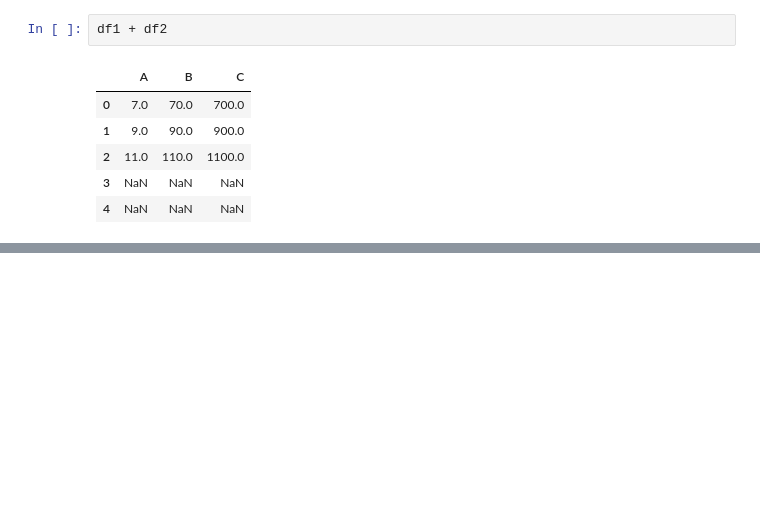
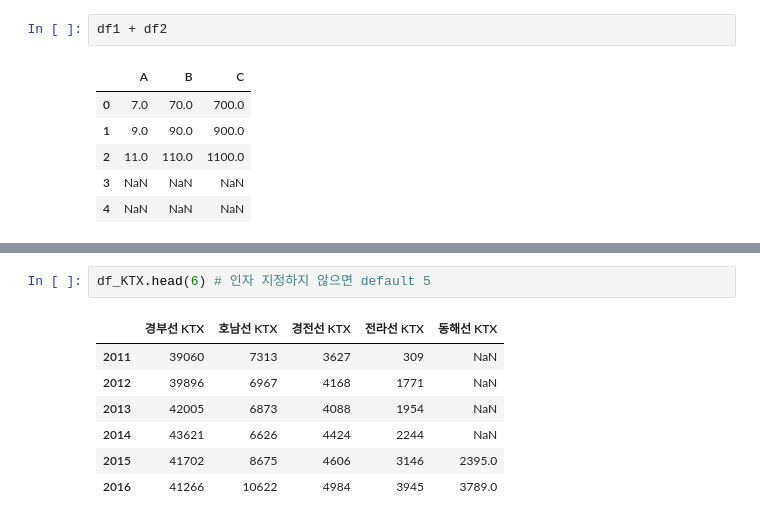
Before and after one commit to db3124/bigdata_maestro, a Jupyter notebook: Python/myPyCode/chap11_Pandas.ipynb, the cells around one changed output, grey strips where cells are left out. Saved outputs shown, nothing was run; the diff lists cells and outputs as text; blank space fills up the shorter version.

```diff
--- a/Python/myPyCode/chap11_Pandas.ipynb
+++ b/Python/myPyCode/chap11_Pandas.ipynb
@@ -373,0 +495,10 @@ df1 + df2
+# %%
+df_KTX.head(6) # 인자 지정하지 않으면 default 5
+# %% [output]
+|  | 경부선 KTX | 호남선 KTX | 경전선 KTX | 전라선 KTX | 동해선 KTX |
+| 2011 | 39060 | 7313 | 3627 | 309 | NaN |
+| 2012 | 39896 | 6967 | 4168 | 1771 | NaN |
+| 2013 | 42005 | 6873 | 4088 | 1954 | NaN |
+| 2014 | 43621 | 6626 | 4424 | 2244 | NaN |
+| 2015 | 41702 | 8675 | 4606 | 3146 | 2395.0 |
+| 2016 | 41266 | 10622 | 4984 | 3945 | 3789.0 |
```
Also changed, not shown: parts of 86 cells of this notebook, 4 other files.
